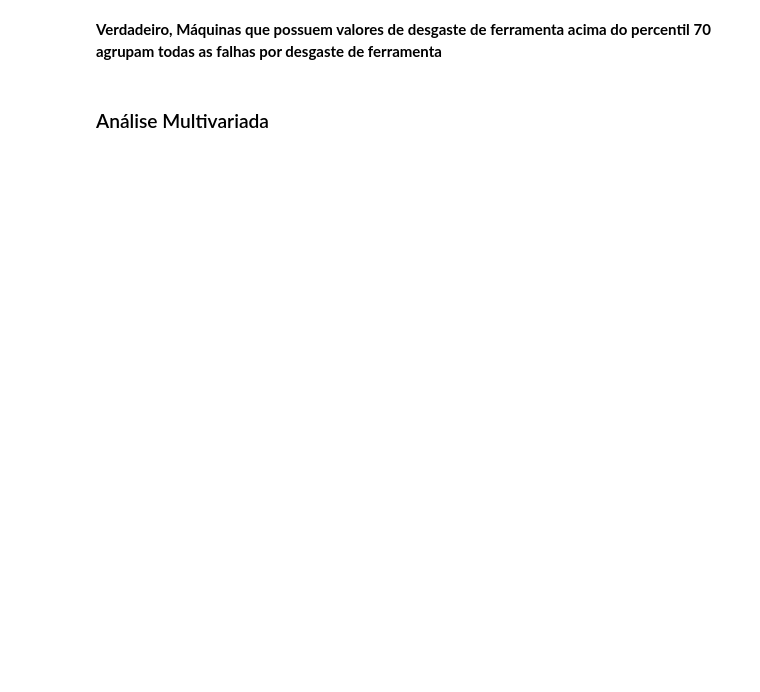
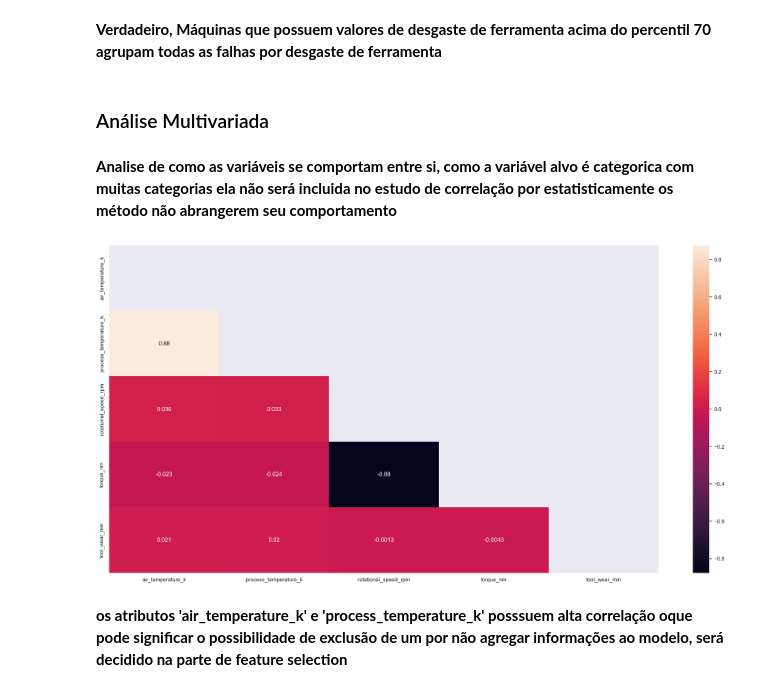
Before and after one commit to lavinomenezes/desafio_indicium, a Jupyter notebook: notebooks/desafio_indicium_lm_v02_feature_engineering.ipynb, the cells around one changed output. Cells and saved outputs as stored; diff of their text form; code cells hidden in the pictures; blank space fills up the shorter version.

```diff
--- a/notebooks/desafio_indicium_lm_v02_feature_engineering.ipynb
+++ b/notebooks/desafio_indicium_lm_v02_feature_engineering.ipynb
@@ -628,3 +685,13 @@ dtype: int64
 **Verdadeiro, Máquinas que possuem valores de desgaste de ferramenta acima do percentil 70 agrupam todas as falhas por desgaste de ferramenta**
 # %% [markdown]
 ###  Análise Multivariada
+# %% [markdown]
+**Analise de como as variáveis se comportam entre si, como a variável alvo é categorica com muitas categorias ela não será incluida no estudo de correlação por estatisticamente os método não abrangerem seu comportamento**
+# %%
+coorelation = num_attribures.corr(method='pearson')
+matrix = np.triu(coorelation)
+sns.heatmap(coorelation,annot=True,mask=matrix);
+# %% [output]
+[figure, added]
+# %% [markdown]
+**os atributos 'air_temperature_k' e 'process_temperature_k' posssuem alta correlação oque pode significar o possibilidade de exclusão de um por não agregar informações ao modelo, será decidido na parte de feature selection**
```
Also changed, not shown: parts of 19 cells of this notebook.
